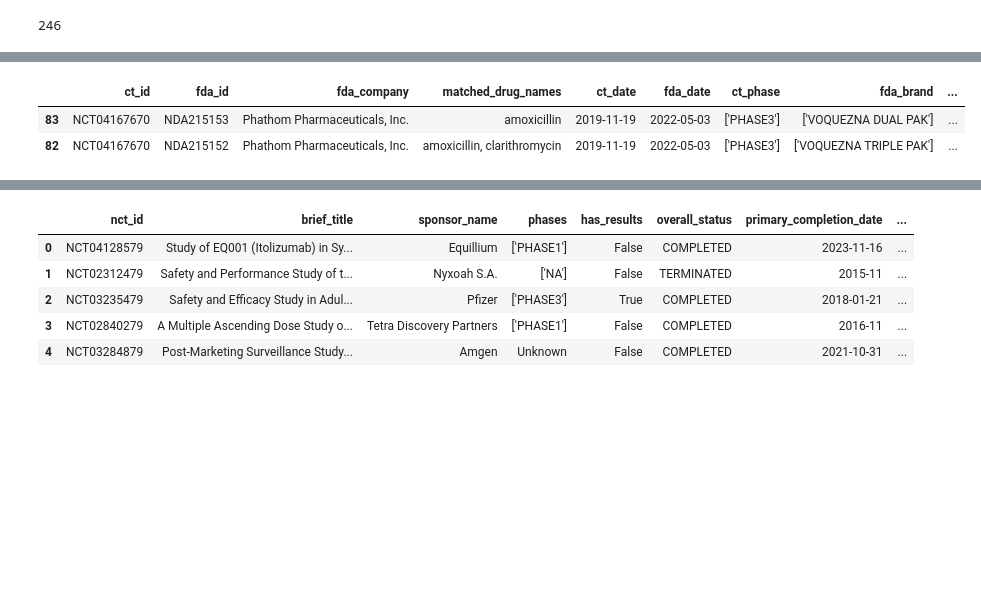
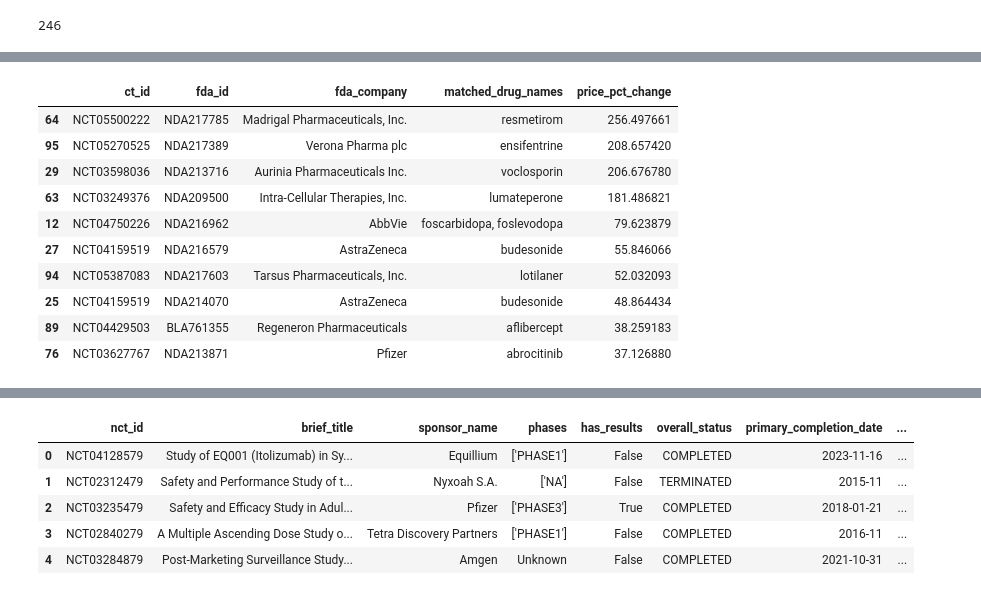
Before and after one commit to mitchell-reynolds/bootstrap, a Jupyter notebook: viz/EDA.ipynb, the cells around one changed output, grey strips where cells are left out. Cells and saved outputs as stored; diff of their text form; code cells hidden in the pictures; blank space fills up the shorter version.

```diff
--- a/viz/EDA.ipynb
+++ b/viz/EDA.ipynb
@@ -64,3 +98,7 @@ Data columns (total 17 columns):
  16  profit_or_loss             96 non-null     float64
 dtypes: float64(4), object(13)
 memory usage: 12.9+ KB
+# %%
+hist[['fda_date','ct_date']] = hist[['fda_date','ct_date']].apply(pd.to_datetime)
+hist['days_between'] = (hist['fda_date'] - hist['ct_date']).dt.days
+hist.days_between.hist()
@@ -67,9 +122,18 @@ memory usage: 12.9+ KB
 # %%
-hist.sort_values(by="price_pct_change", ascending=True).head(2)
+# cols = [0, 1, 2, 3, 15]
+hist.iloc[:, cols].sort_values(by="price_pct_change", ascending=False).head(10)
 # %% [output]
-|  | ct_id | fda_id | fda_company | matched_drug_names | ct_date | fda_date | ct_phase | fda_brand | ... |
-| 83 | NCT04167670 | NDA215153 | Phathom Pharmaceuticals, Inc. | amoxicillin | 2019-11-19 | 2022-05-03 | ['PHASE3'] | ['VOQUEZNA DUAL PAK'] | ... |
-| 82 | NCT04167670 | NDA215152 | Phathom Pharmaceuticals, Inc. | amoxicillin, clarithromycin | 2019-11-19 | 2022-05-03 | ['PHASE3'] | ['VOQUEZNA TRIPLE PAK'] | ... |
+|  | ct_id | fda_id | fda_company | matched_drug_names | price_pct_change |
+| 64 | NCT05500222 | NDA217785 | Madrigal Pharmaceuticals, Inc. | resmetirom | 256.497661 |
+| 95 | NCT05270525 | NDA217389 | Verona Pharma plc | ensifentrine | 208.657420 |
+| 29 | NCT03598036 | NDA213716 | Aurinia Pharmaceuticals Inc. | voclosporin | 206.676780 |
+| 63 | NCT03249376 | NDA209500 | Intra-Cellular Therapies, Inc. | lumateperone | 181.486821 |
+| 12 | NCT04750226 | NDA216962 | AbbVie | foscarbidopa, foslevodopa | 79.623879 |
+| 27 | NCT04159519 | NDA216579 | AstraZeneca | budesonide | 55.846066 |
+| 94 | NCT05387083 | NDA217603 | Tarsus Pharmaceuticals, Inc. | lotilaner | 52.032093 |
+| 25 | NCT04159519 | NDA214070 | AstraZeneca | budesonide | 48.864434 |
+| 89 | NCT04429503 | BLA761355 | Regeneron Pharmaceuticals | aflibercept | 38.259183 |
+| 76 | NCT03627767 | NDA213871 | Pfizer | abrocitinib | 37.126880 |
 # %%
 import json
 import os
```
Also changed, not shown: parts of 8 cells of this notebook, 2 other files.
